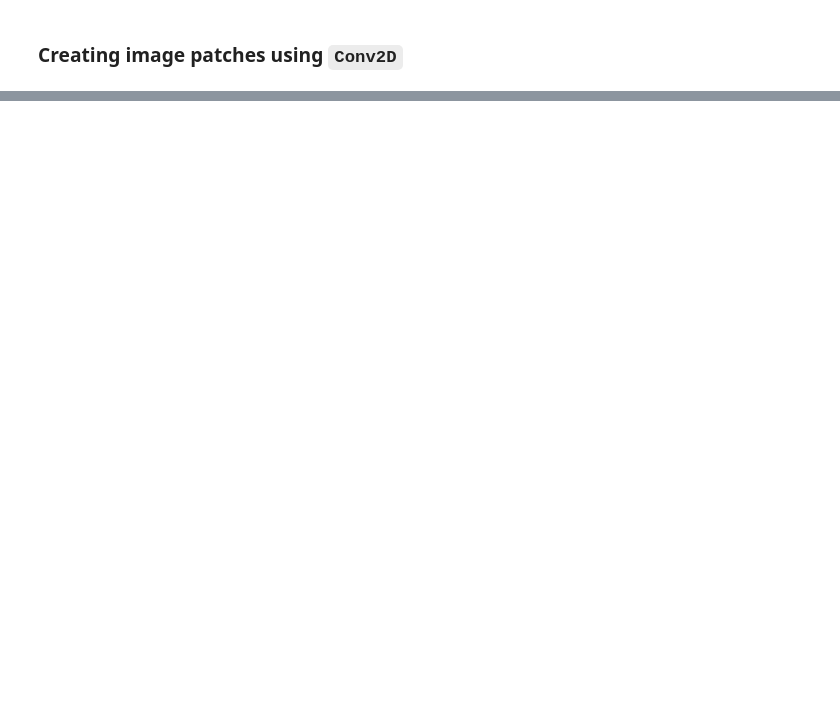
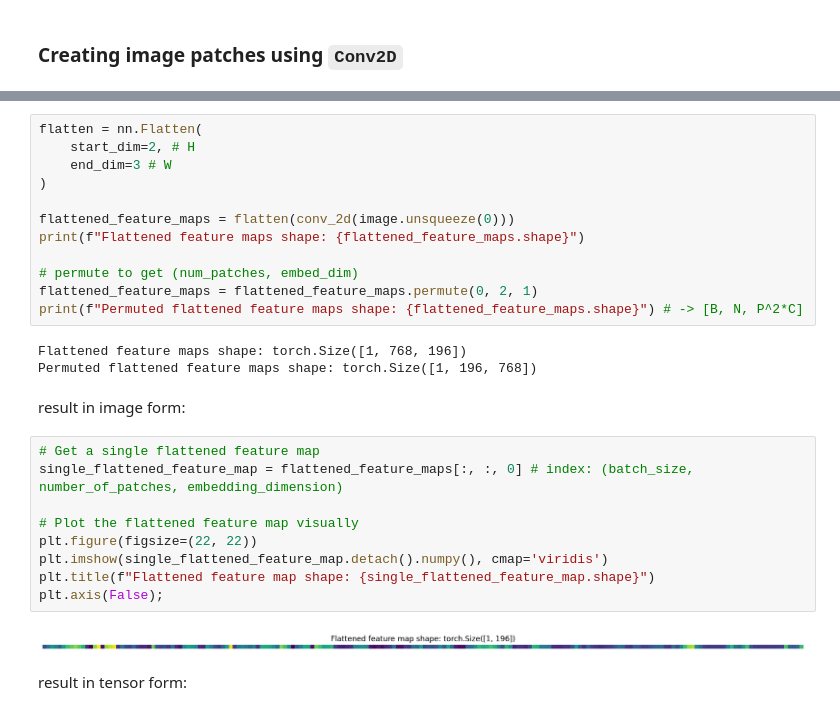
Before and after one commit to lucamodica/vit-from-scratch, a Jupyter notebook: notebooks/vit-from-sractch.ipynb, the cells around one changed output, grey strips where cells are left out. Drawn from its saved outputs; the diff is of its cells as text; blank space fills up the shorter version.

```diff
--- a/notebooks/vit-from-sractch.ipynb
+++ b/notebooks/vit-from-sractch.ipynb
@@ -252,0 +326,30 @@ Patch size: 16 pixels x 16 pixels
+# %%
+flatten = nn.Flatten(
+    start_dim=2, # H
+    end_dim=3 # W
+)
+
+flattened_feature_maps = flatten(conv_2d(image.unsqueeze(0)))
+print(f"Flattened feature maps shape: {flattened_feature_maps.shape}")
+
+# permute to get (num_patches, embed_dim)
+flattened_feature_maps = flattened_feature_maps.permute(0, 2, 1)
+print(f"Permuted flattened feature maps shape: {flattened_feature_maps.shape}") # -> [B, N, P^2*C]
+# %% [output]
+Flattened feature maps shape: torch.Size([1, 768, 196])
+Permuted flattened feature maps shape: torch.Size([1, 196, 768])
+# %% [markdown]
+result in image form:
+# %%
+# Get a single flattened feature map
+single_flattened_feature_map = flattened_feature_maps[:, :, 0] # index: (batch_size, number_of_patches, embedding_dimension)
+
+# Plot the flattened feature map visually
+plt.figure(figsize=(22, 22))
+plt.imshow(single_flattened_feature_map.detach().numpy(), cmap='viridis')
+plt.title(f"Flattened feature map shape: {single_flattened_feature_map.shape}")
+plt.axis(False);
+# %% [output]
+[figure, added]
+# %% [markdown]
+result in tensor form:
```
Also changed, not shown: parts of 55 cells of this notebook, 3 other files.
